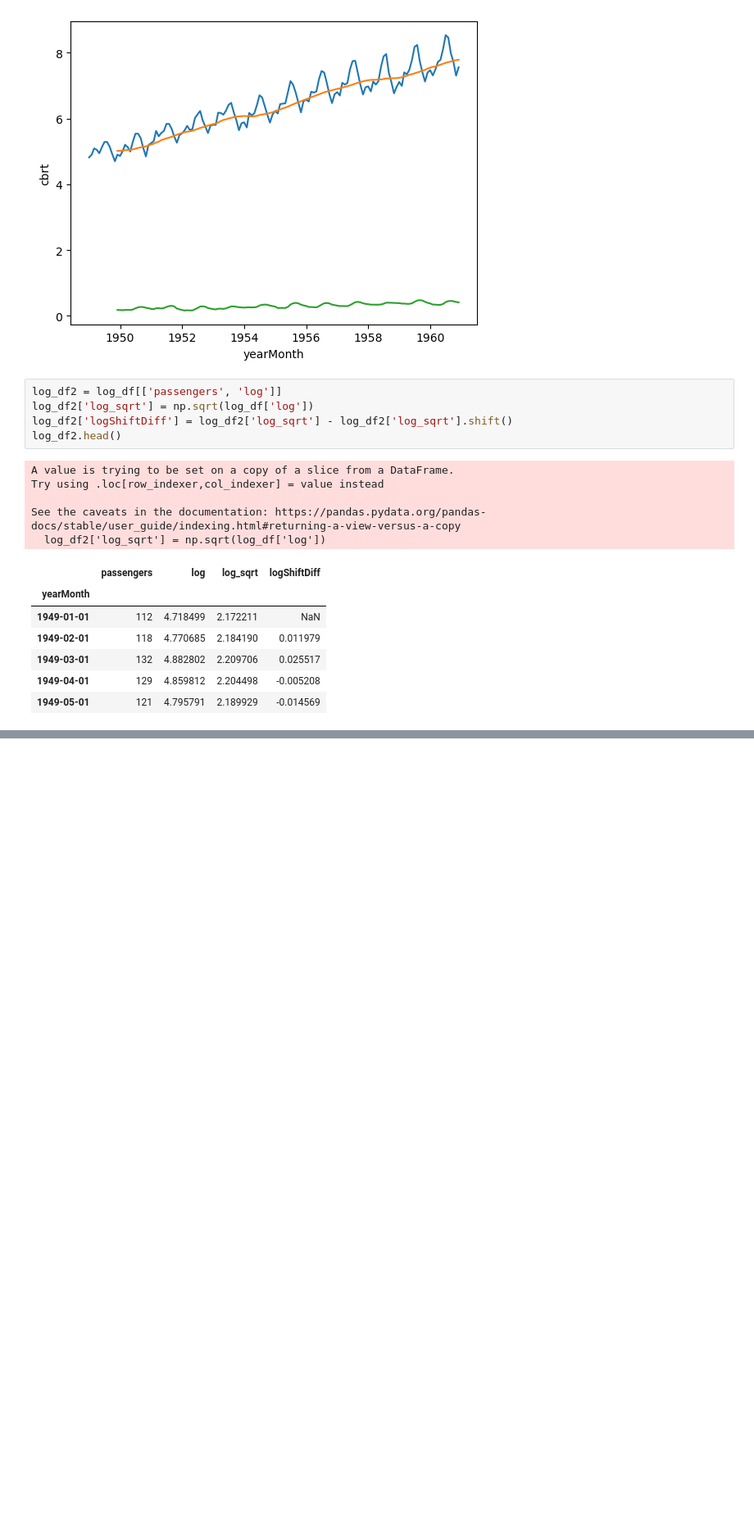
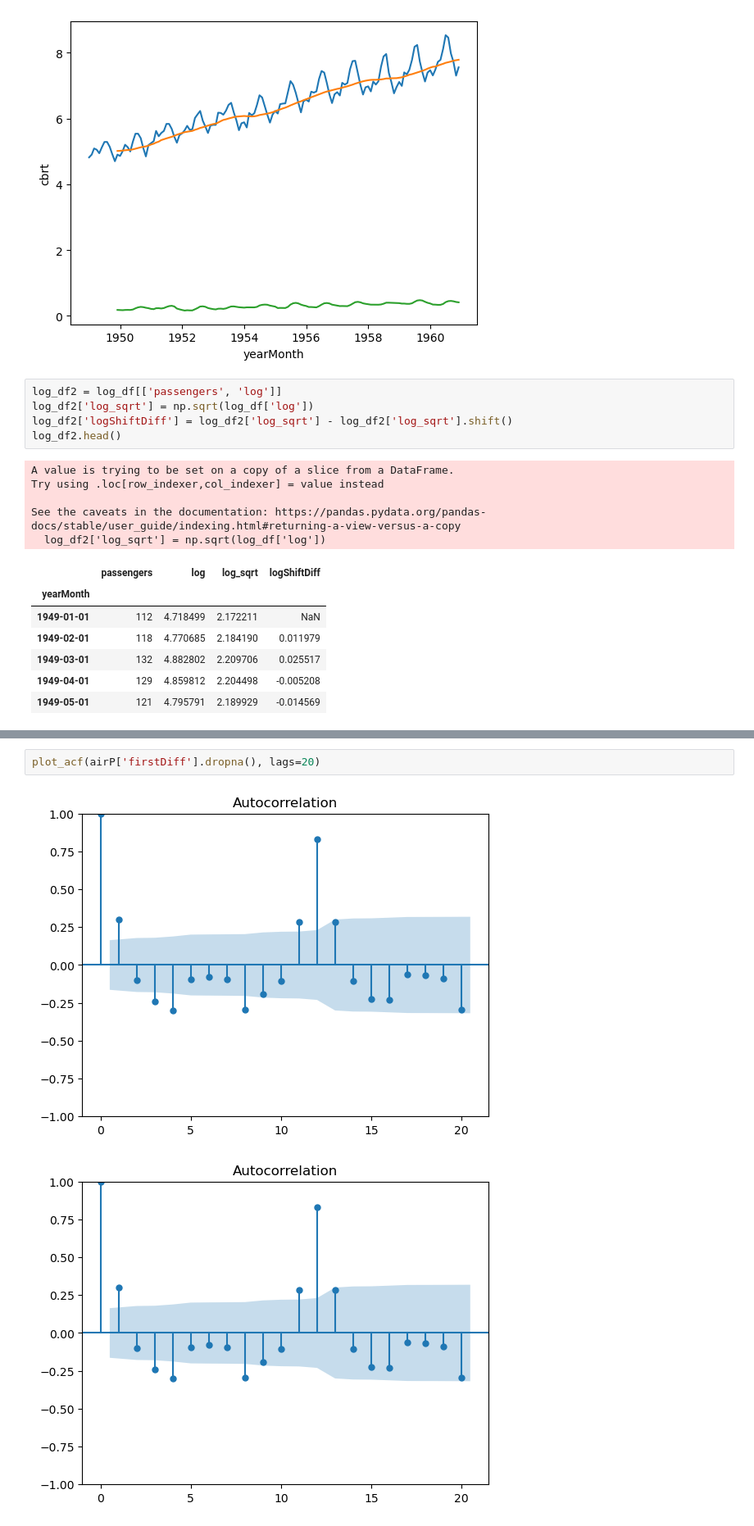
Before and after one commit to diligejy/timeseries, a Jupyter notebook: Learnerea/lec1.ipynb, the cells around one changed output, grey strips where cells are left out. Shown at 82% size. Drawn from its saved outputs; the diff is of its cells as text; blank space fills up the shorter version.

```diff
--- a/Learnerea/lec1.ipynb
+++ b/Learnerea/lec1.ipynb
@@ -386,0 +419,5 @@ criticality 10% : -2.580009026141913
+# %%
+plot_acf(airP['firstDiff'].dropna(), lags=20)
+# %% [output]
+[figure, added]
+[figure, added]
```
Also changed, not shown: parts of 14 cells of this notebook.
